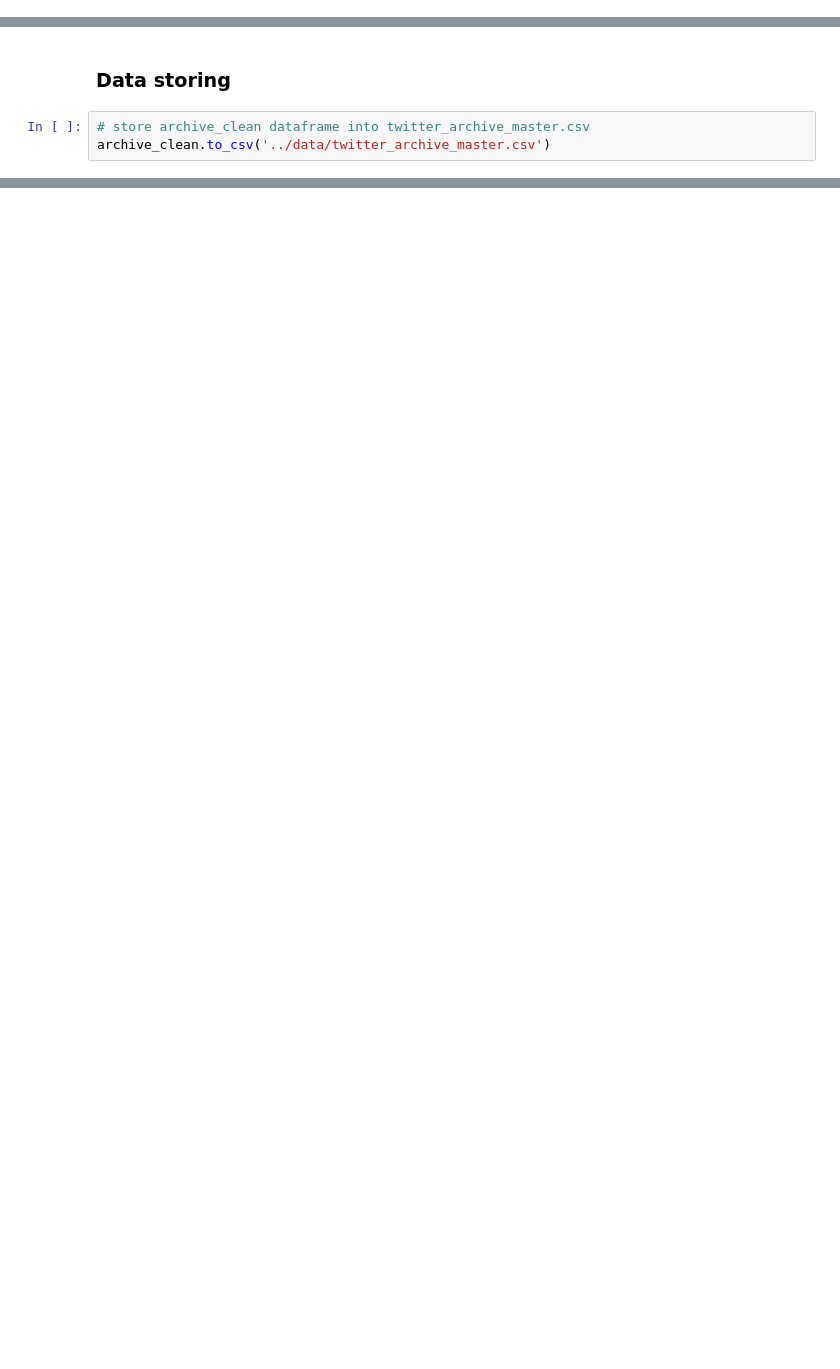
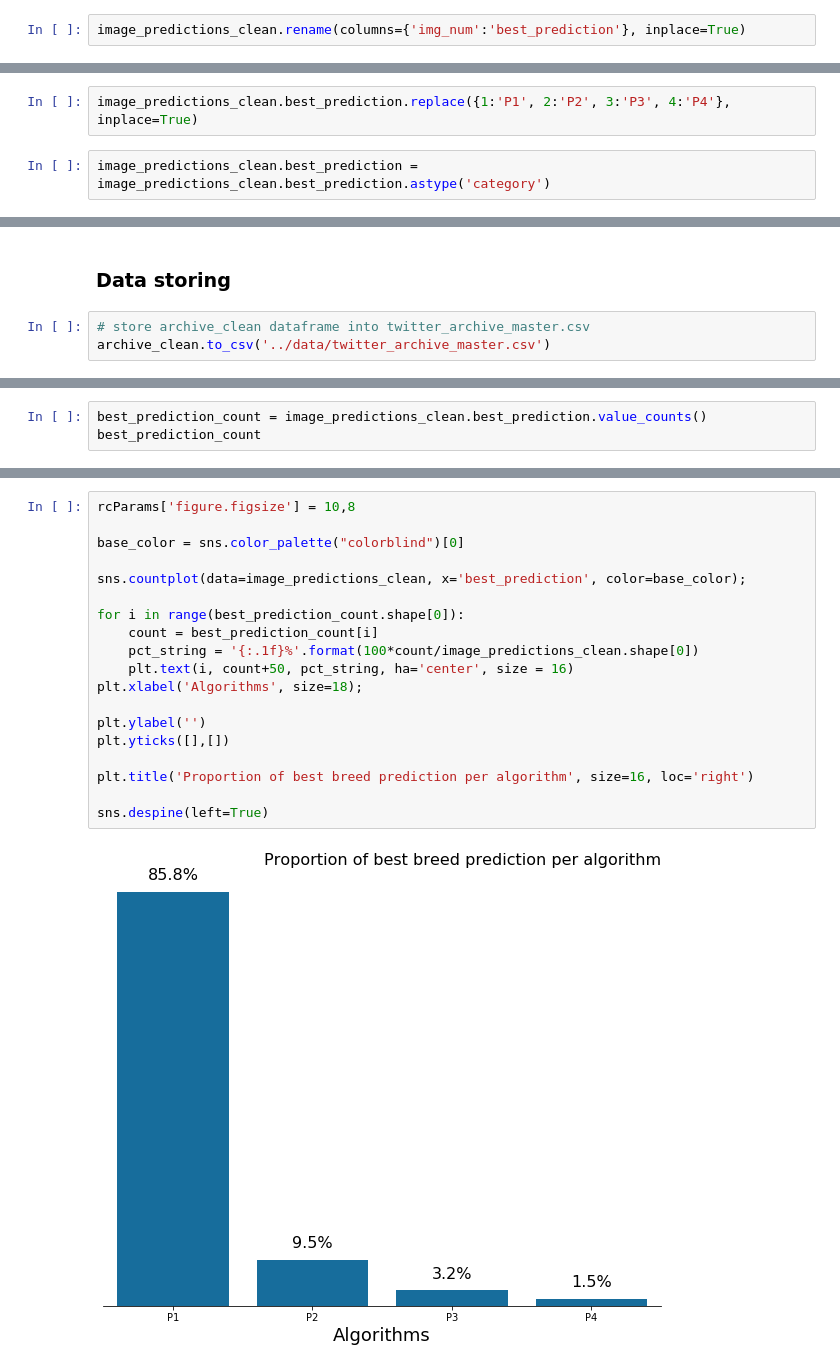
Before and after one commit to pamely/data-wrangling, a Jupyter notebook: src/wrangle_act.ipynb, the cells around one changed output, grey strips where cells are left out. Drawn from its saved outputs; the diff is of its cells as text; blank space fills up the shorter version.

Commit message:
Analysis and visualization completed

```diff
--- a/src/wrangle_act.ipynb
+++ b/src/wrangle_act.ipynb
@@ -655,0 +671,2 @@ Name: stage, dtype: int64
+# %%
+image_predictions_clean.rename(columns={'img_num':'best_prediction'}, inplace=True)
@@ -1025,0 +1070,4 @@ memory usage: 273.3+ KB
+# %%
+image_predictions_clean.best_prediction.replace({1:'P1', 2:'P2', 3:'P3', 4:'P4'}, inplace=True)
+# %%
+image_predictions_clean.best_prediction = image_predictions_clean.best_prediction.astype('category')
@@ -1038,0 +1137,3 @@ archive_clean.to_csv('../data/twitter_archive_master.csv')
+# %%
+best_prediction_count = image_predictions_clean.best_prediction.value_counts()
+best_prediction_count
@@ -1038,0 +1165,21 @@ archive_clean.to_csv('../data/twitter_archive_master.csv')
+# %%
+rcParams['figure.figsize'] = 10,8
+
+base_color = sns.color_palette("colorblind")[0]
+
+sns.countplot(data=image_predictions_clean, x='best_prediction', color=base_color);
+
+for i in range(best_prediction_count.shape[0]):
+    count = best_prediction_count[i]
+    pct_string = '{:.1f}%'.format(100*count/image_predictions_clean.shape[0])
+    plt.text(i, count+50, pct_string, ha='center', size = 16)
+plt.xlabel('Algorithms', size=18);
+
+plt.ylabel('')
+plt.yticks([],[])
+
+plt.title('Proportion of best breed prediction per algorithm', size=16, loc='right')
+
+sns.despine(left=True)
+# %% [output]
+[figure, added]
```
Also changed, not shown: parts of 54 cells of this notebook, 3 other files.
